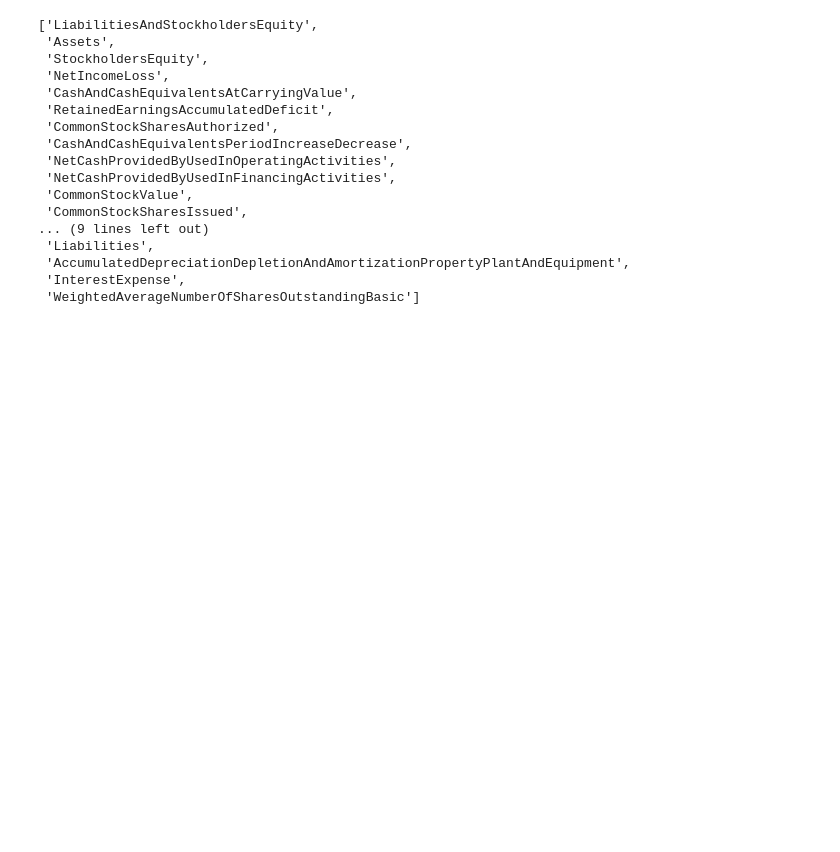
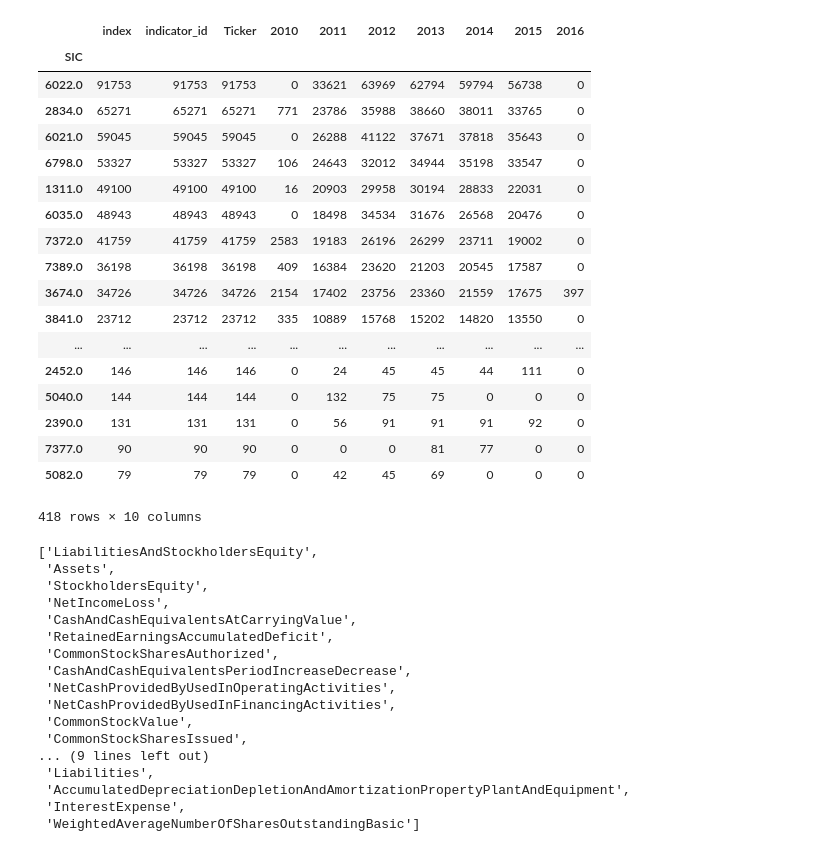
Before and after one commit to huhu42/Data_Incubator, a Jupyter notebook: StockProject.ipynb, the cells around one changed output. Cells and saved outputs as stored; diff of their text form; code cells hidden in the pictures; blank space fills up the shorter version.

```diff
--- a/StockProject.ipynb
+++ b/StockProject.ipynb
@@ -107,3 +137,26 @@ df_fund.groupby('SIC').count()
+# %%
+counting = df_fund.groupby('SIC').count()
+counting.sort_values(by='index', ascending=False)
+# %% [output]
+|  | index | indicator_id | Ticker | 2010 | 2011 | 2012 | 2013 | 2014 | 2015 | 2016 |
+| SIC |  |  |  |  |  |  |  |  |  |  |
+| 6022.0 | 91753 | 91753 | 91753 | 0 | 33621 | 63969 | 62794 | 59794 | 56738 | 0 |
+| 2834.0 | 65271 | 65271 | 65271 | 771 | 23786 | 35988 | 38660 | 38011 | 33765 | 0 |
+| 6021.0 | 59045 | 59045 | 59045 | 0 | 26288 | 41122 | 37671 | 37818 | 35643 | 0 |
+| 6798.0 | 53327 | 53327 | 53327 | 106 | 24643 | 32012 | 34944 | 35198 | 33547 | 0 |
+| 1311.0 | 49100 | 49100 | 49100 | 16 | 20903 | 29958 | 30194 | 28833 | 22031 | 0 |
+| 6035.0 | 48943 | 48943 | 48943 | 0 | 18498 | 34534 | 31676 | 26568 | 20476 | 0 |
+| 7372.0 | 41759 | 41759 | 41759 | 2583 | 19183 | 26196 | 26299 | 23711 | 19002 | 0 |
+| 7389.0 | 36198 | 36198 | 36198 | 409 | 16384 | 23620 | 21203 | 20545 | 17587 | 0 |
+| 3674.0 | 34726 | 34726 | 34726 | 2154 | 17402 | 23756 | 23360 | 21559 | 17675 | 397 |
+| 3841.0 | 23712 | 23712 | 23712 | 335 | 10889 | 15768 | 15202 | 14820 | 13550 | 0 |
+| ... | ... | ... | ... | ... | ... | ... | ... | ... | ... | ... |
+| 2452.0 | 146 | 146 | 146 | 0 | 24 | 45 | 45 | 44 | 111 | 0 |
+| 5040.0 | 144 | 144 | 144 | 0 | 132 | 75 | 75 | 0 | 0 | 0 |
+| 2390.0 | 131 | 131 | 131 | 0 | 56 | 91 | 91 | 91 | 92 | 0 |
+| 7377.0 | 90 | 90 | 90 | 0 | 0 | 0 | 81 | 77 | 0 | 0 |
+| 5082.0 | 79 | 79 | 79 | 0 | 42 | 45 | 69 | 0 | 0 | 0 |
+418 rows × 10 columns
 # %%
 grouped = df_fund.groupby('indicator_id').count().sort_values(by= ['SIC'], ascending=False)
 #a lot of different indicators
```
Also changed, not shown: parts of 49 cells of this notebook.
